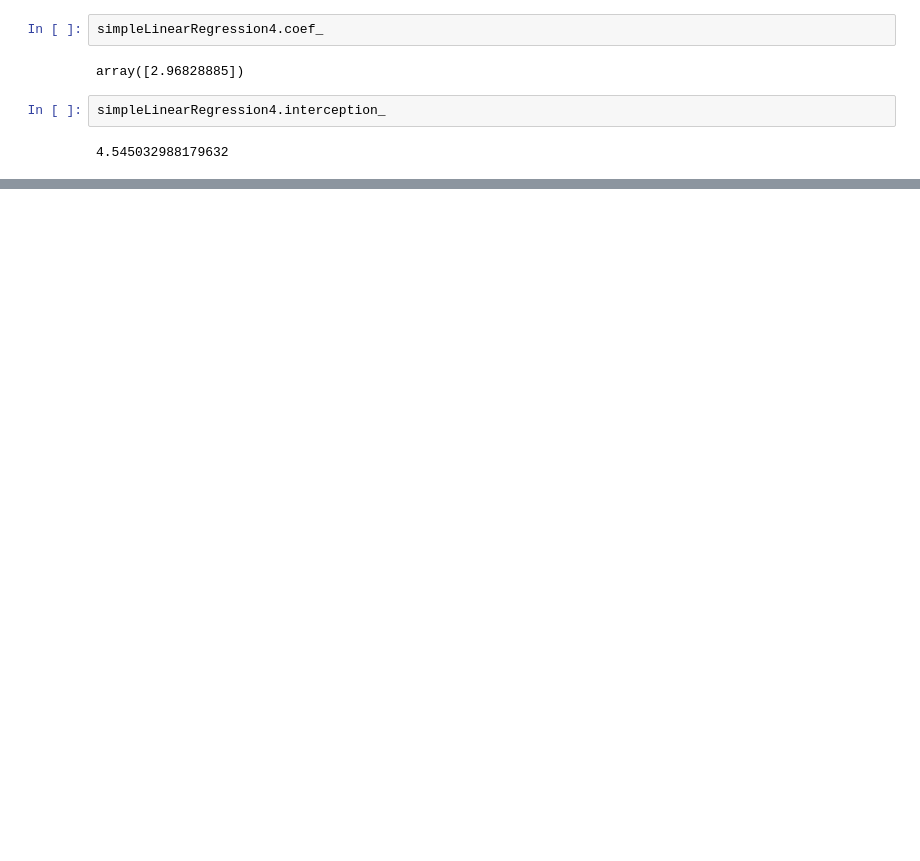
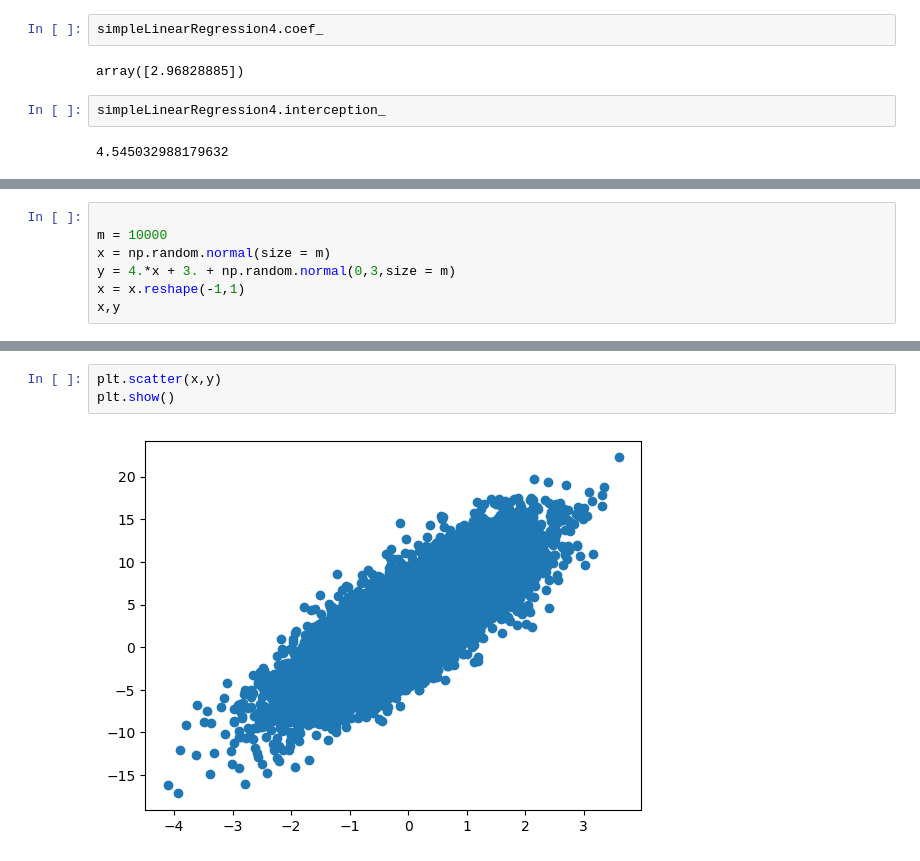
Before and after one commit to 986023997/ml, a Jupyter notebook: linearRegression_demo.ipynb, the cells around one changed output, grey strips where cells are left out. Drawn from its saved outputs; the diff is of its cells as text; blank space fills up the shorter version.

```diff
--- a/linearRegression_demo.ipynb
+++ b/linearRegression_demo.ipynb
@@ -146,0 +96,7 @@ simpleLinearRegression4.interception_
+# %%
+
+m = 10000
+x = np.random.normal(size = m)
+y = 4.*x + 3. + np.random.normal(0,3,size = m)
+x = x.reshape(-1,1)
+x,y
@@ -146,0 +113,5 @@ simpleLinearRegression4.interception_
+# %%
+plt.scatter(x,y)
+plt.show()
+# %% [output]
+[figure, added]
```
Also changed, not shown: parts of 13 cells of this notebook, 4 other files.
